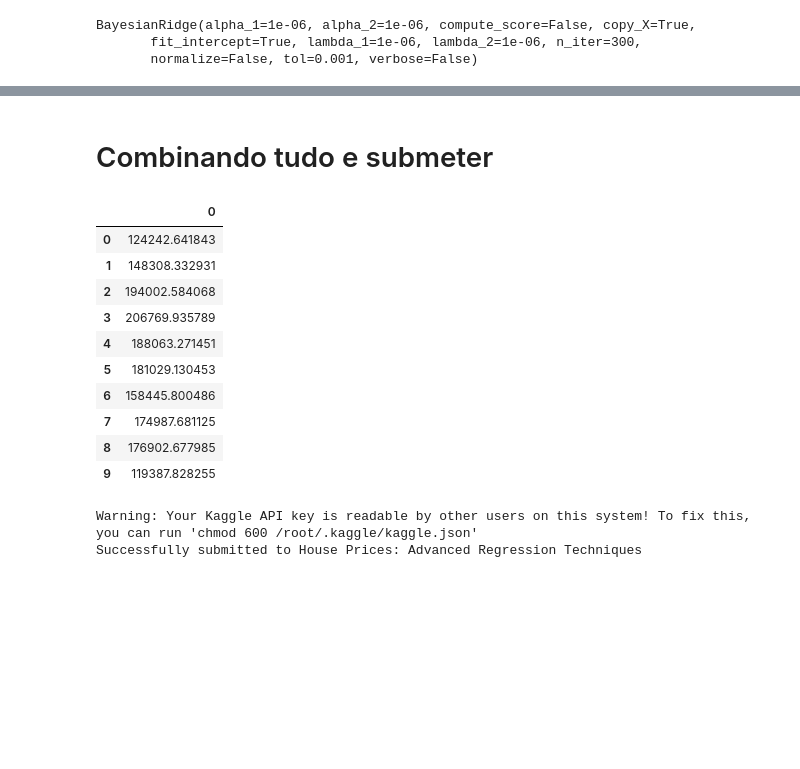
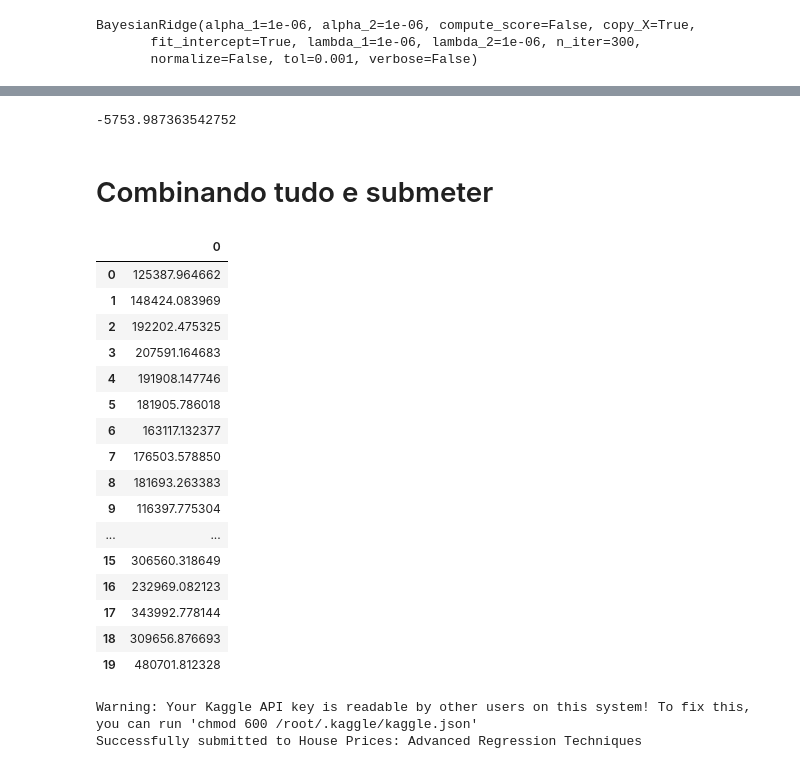
Before and after one commit to 51rL1N5/Prova_Esig, a Jupyter notebook: houseprice.ipynb, the cells around one changed output, grey strips where cells are left out. Drawn from its saved outputs; the diff is of its cells as text; code cells hidden in the pictures; blank space fills up the shorter version.

```diff
--- a/houseprice.ipynb
+++ b/houseprice.ipynb
@@ -1458,3 +1463,30 @@ score.mean()
+# %%
+# xgb
+w1 = 0.05
+# svr
+w2 = 1
+# elastic
+w3 = 1
+# rf
+w4 = 3.5
+# bayesian
+w5 = 1.5
+
+Wt = w1 + w2 + w3 + w4 + w5
+
+pred1 = xgb_model.predict(x_test)
+pred2 = svr_model.predict(x_test)
+pred3 = ela_model.predict(x_test)
+pred4 = rf_model.predict(x_test)
+pred5 = bay.predict(x_test)
+
+testando = (w1 * pred1 + w2*pred2 + w3 * pred3 + w4*pred4 + w5*pred5)/Wt
+
+final_teste = (np.exp(testando) - np.exp(y_test))
+
+print(final_teste.mean())
+# %% [output]
+-5753.987363542752
 # %% [markdown]
 # Combinando tudo e submeter
 # %%
@@ -1463,36 +1495,31 @@ pred2 = svr_model.predict(test_scaled)
 pred3 = ela_model.predict(test_scaled)
 pred4 = rf_model.predict(test_scaled)
 pred5 = bay.predict(test_scaled)
-# %%
-# xgb
-w1 = 0.2
-# svr
-w2 = 0.2
-# elastic
-w3 = 0.2
-# rf
-w4 = 0.2
-# bayesian
-w5 = 0.2
 # %%
-pred = w1 * pred1 + w2*pred2 + w3 * pred3 + w4*pred4 + w5*pred5
+pred = (w1 * pred1 + w2*pred2 + w3 * pred3 + w4*pred4 + w5*pred5)/Wt
 # %%
 y_pred = np.exp(pred)
 y_pred = pd.DataFrame(y_pred)
 # %%
-y_pred.head(10)
+y_pred.head(20)
 # %% [output]
 |  | 0 |
-| 0 | 124242.641843 |
-| 1 | 148308.332931 |
-| 2 | 194002.584068 |
-| 3 | 206769.935789 |
-| 4 | 188063.271451 |
-| 5 | 181029.130453 |
-| 6 | 158445.800486 |
-| 7 | 174987.681125 |
-| 8 | 176902.677985 |
-| 9 | 119387.828255 |
+| 0 | 125387.964662 |
+| 1 | 148424.083969 |
+| 2 | 192202.475325 |
+| 3 | 207591.164683 |
+| 4 | 191908.147746 |
+| 5 | 181905.786018 |
+| 6 | 163117.132377 |
+| 7 | 176503.578850 |
+| 8 | 181693.263383 |
+| 9 | 116397.775304 |
+| ... | ... |
+| 15 | 306560.318649 |
+| 16 | 232969.082123 |
+| 17 | 343992.778144 |
+| 18 | 309656.876693 |
+| 19 | 480701.812328 |
 # %%
 test_puro = pd.read_csv('test.csv')
 
```
Also changed, not shown: parts of 7 cells of this notebook.
